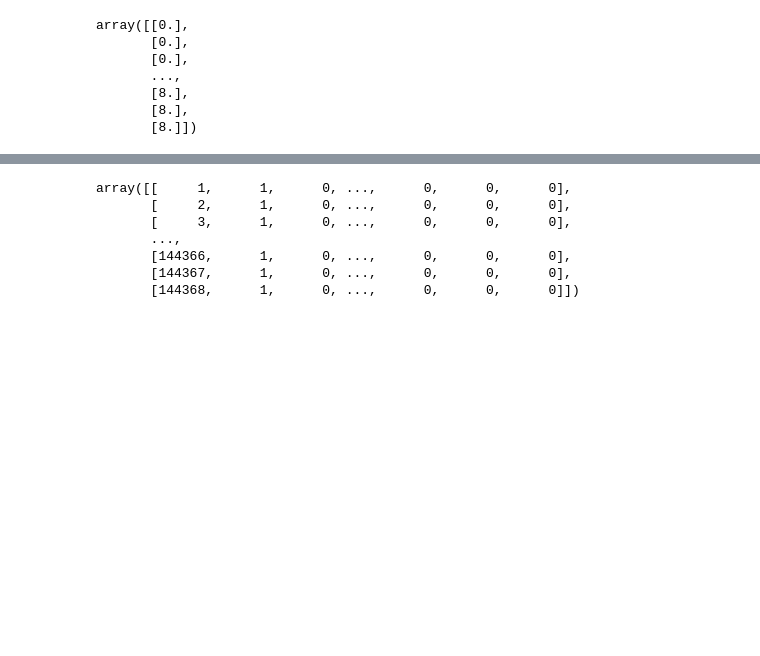
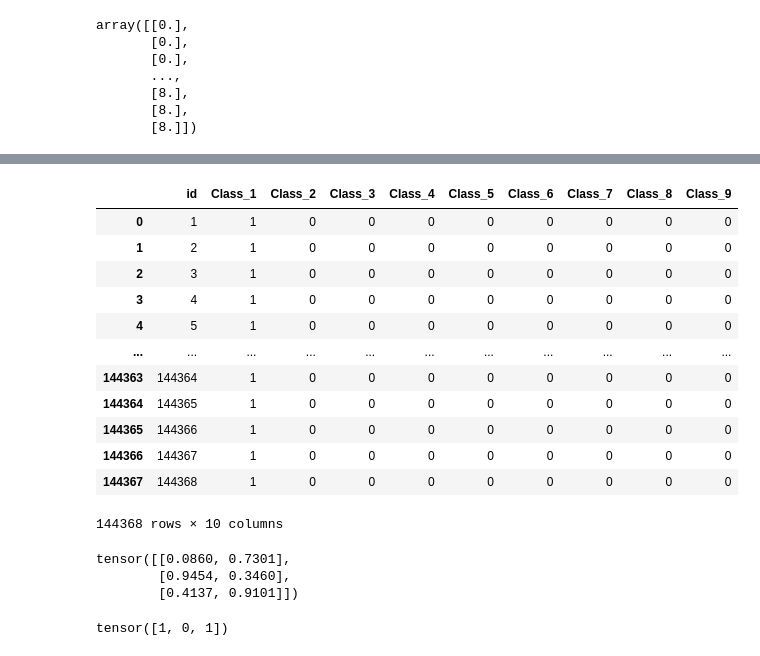
Before and after one commit to FanqingM/Pytorch-Deep-learning-practice, a Jupyter notebook: otto.ipynb, the cells around one changed output, grey strips where cells are left out. Saved outputs shown, nothing was run; the diff lists cells and outputs as text; code cells hidden in the pictures; blank space fills up the shorter version.

```diff
--- a/otto.ipynb
+++ b/otto.ipynb
@@ -361,15 +348,21 @@ if __name__ == '__main__':
 # %%
 res = pd.read_csv('./otto-group-product-classification-challenge/sampleSubmission.csv')
 
-res.values
+res
 # %% [output]
+|  | id | Class_1 | Class_2 | Class_3 | Class_4 | Class_5 | Class_6 | Class_7 | Class_8 | Class_9 |
+| 0 | 1 | 1 | 0 | 0 | 0 | 0 | 0 | 0 | 0 | 0 |
+| 1 | 2 | 1 | 0 | 0 | 0 | 0 | 0 | 0 | 0 | 0 |
+| 2 | 3 | 1 | 0 | 0 | 0 | 0 | 0 | 0 | 0 | 0 |
+| 3 | 4 | 1 | 0 | 0 | 0 | 0 | 0 | 0 | 0 | 0 |
+| 4 | 5 | 1 | 0 | 0 | 0 | 0 | 0 | 0 | 0 | 0 |
+| ... | ... | ... | ... | ... | ... | ... | ... | ... | ... | ... |
+| 144363 | 144364 | 1 | 0 | 0 | 0 | 0 | 0 | 0 | 0 | 0 |
+| 144364 | 144365 | 1 | 0 | 0 | 0 | 0 | 0 | 0 | 0 | 0 |
+| 144365 | 144366 | 1 | 0 | 0 | 0 | 0 | 0 | 0 | 0 | 0 |
+| 144366 | 144367 | 1 | 0 | 0 | 0 | 0 | 0 | 0 | 0 | 0 |
+| 144367 | 144368 | 1 | 0 | 0 | 0 | 0 | 0 | 0 | 0 | 0 |
-array([[     1,      1,      0, ...,      0,      0,      0],
-       [     2,      1,      0, ...,      0,      0,      0],
-       [     3,      1,      0, ...,      0,      0,      0],
-       ...,
-       [144366,      1,      0, ...,      0,      0,      0],
-       [144367,      1,      0, ...,      0,      0,      0],
-       [144368,      1,      0, ...,      0,      0,      0]])
+144368 rows × 10 columns
 # %%
 def convert3(x,i):
     res = [0,0,0,0,0,0,0,0,0,0]
@@ -377,5 +370,15 @@ def convert3(x,i):
     res[0] = i+1
     return res
+# %%
+mfq = torch.rand(3,2)
+print(mfq)
+x1,x2 = torch.max(mfq, dim=1)
+x2
+# %% [output]
+tensor([[0.0860, 0.7301],
+        [0.9454, 0.3460],
+        [0.4137, 0.9101]])
+tensor([1, 0, 1])
 # %%
 def testCorrect():
     correct = 0
```
Also changed, not shown: parts of 9 cells of this notebook, 1 other file.
